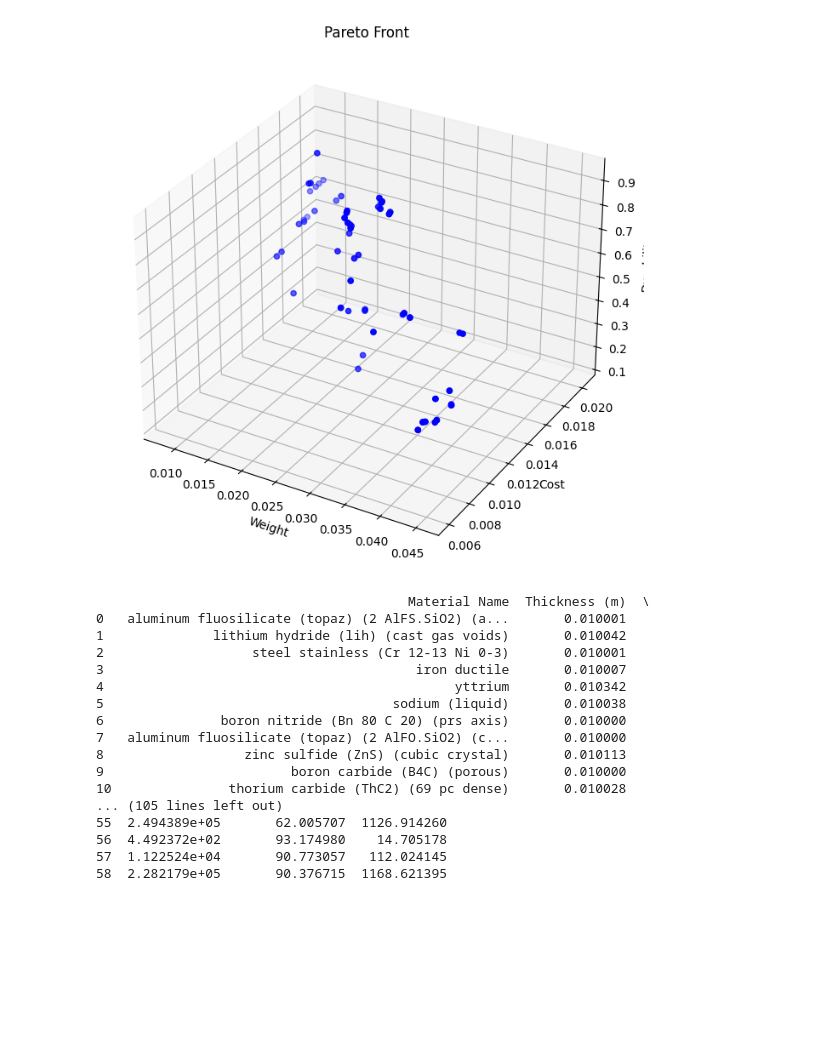
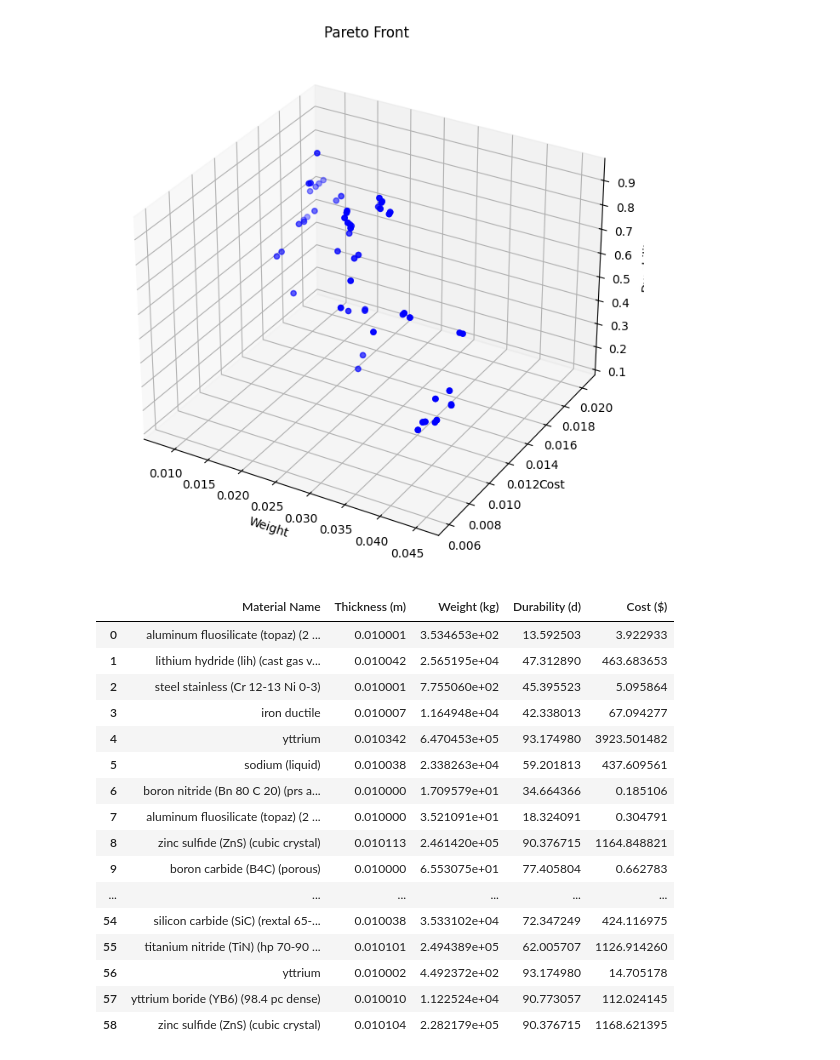
Before and after one commit to Thathsarani-Sandarekha/ThermalProtectionSystem-TPS-, a Jupyter notebook: struc_main.ipynb, the cells around one changed output. Cells and saved outputs as stored; diff of their text form; code cells hidden in the pictures; blank space fills up the shorter version.

```diff
--- a/struc_main.ipynb
+++ b/struc_main.ipynb
@@ -437,8 +430,6 @@ def remove_duplicates(solutions, tol=1e-4):
 # Deduplicate Pareto solutions
 filtered_solutions = remove_duplicates(result.X, tol=1e-4)
 # %%
-# Assuming the MinMaxScaler is applied to columns ['Weight', 'Durability (d)', 'Cost']
-# and you have access to the scaler's `data_min_` and `data_max_` for each feature
 weight_min, weight_max = scaler.data_min_[numerical_cols.index('Weight')], scaler.data_max_[numerical_cols.index('Weight')]
 durability_min, durability_max = scaler.data_min_[numerical_cols.index('Durability (d)')], scaler.data_max_[numerical_cols.index('Durability (d)')]
 cost_min, cost_max = scaler.data_min_[numerical_cols.index('Cost')], scaler.data_max_[numerical_cols.index('Cost')]
@@ -480,26 +471,26 @@ for i, solution in enumerate(filtered_solutions):
 # Convert the results into a DataFrame for easier viewing and exporting
 results_df = pd.DataFrame(results)
 
-# Display the results
-print(results_df)
-
 # Save to CSV
 results_df.to_csv('pareto_optimal_solutions.csv', index=False)
-# %% [output]
-                                        Material Name  Thickness (m)  \
-0   aluminum fluosilicate (topaz) (2 AlFS.SiO2) (a...       0.010001
-1              lithium hydride (lih) (cast gas voids)       0.010042
-2                   steel stainless (Cr 12-13 Ni 0-3)       0.010001
-3                                        iron ductile       0.010007
-4                                             yttrium       0.010342
-5                                     sodium (liquid)       0.010038
-6               boron nitride (Bn 80 C 20) (prs axis)       0.010000
-7   aluminum fluosilicate (topaz) (2 AlFO.SiO2) (c...       0.010000
-8                  zinc sulfide (ZnS) (cubic crystal)       0.010113
-9                        boron carbide (B4C) (porous)       0.010000
-10               thorium carbide (ThC2) (69 pc dense)       0.010028
-... (105 lines left out)
-55  2.494389e+05       62.005707  1126.914260
-56  4.492372e+02       93.174980    14.705178
-57  1.122524e+04       90.773057   112.024145
-58  2.282179e+05       90.376715  1168.621395
+# %%
+# Display the results
+results_df
+# %% [output]
+|  | Material Name | Thickness (m) | Weight (kg) | Durability (d) | Cost ($) |
+| 0 | aluminum fluosilicate (topaz) (2 ... | 0.010001 | 3.534653e+02 | 13.592503 | 3.922933 |
+| 1 | lithium hydride (lih) (cast gas v... | 0.010042 | 2.565195e+04 | 47.312890 | 463.683653 |
+| 2 | steel stainless (Cr 12-13 Ni 0-3) | 0.010001 | 7.755060e+02 | 45.395523 | 5.095864 |
+| 3 | iron ductile | 0.010007 | 1.164948e+04 | 42.338013 | 67.094277 |
+| 4 | yttrium | 0.010342 | 6.470453e+05 | 93.174980 | 3923.501482 |
+| 5 | sodium (liquid) | 0.010038 | 2.338263e+04 | 59.201813 | 437.609561 |
+| 6 | boron nitride (Bn 80 C 20) (prs a... | 0.010000 | 1.709579e+01 | 34.664366 | 0.185106 |
+| 7 | aluminum fluosilicate (topaz) (2 ... | 0.010000 | 3.521091e+01 | 18.324091 | 0.304791 |
+| 8 | zinc sulfide (ZnS) (cubic crystal) | 0.010113 | 2.461420e+05 | 90.376715 | 1164.848821 |
+| 9 | boron carbide (B4C) (porous) | 0.010000 | 6.553075e+01 | 77.405804 | 0.662783 |
+| ... | ... | ... | ... | ... | ... |
+| 54 | silicon carbide (SiC) (rextal 65-... | 0.010038 | 3.533102e+04 | 72.347249 | 424.116975 |
+| 55 | titanium nitride (TiN) (hp 70-90 ... | 0.010101 | 2.494389e+05 | 62.005707 | 1126.914260 |
+| 56 | yttrium | 0.010002 | 4.492372e+02 | 93.174980 | 14.705178 |
+| 57 | yttrium boride (YB6) (98.4 pc dense) | 0.010010 | 1.122524e+04 | 90.773057 | 112.024145 |
+| 58 | zinc sulfide (ZnS) (cubic crystal) | 0.010104 | 2.282179e+05 | 90.376715 | 1168.621395 |
```
Also changed, not shown: parts of 1 cell of this notebook, 2 other files.
